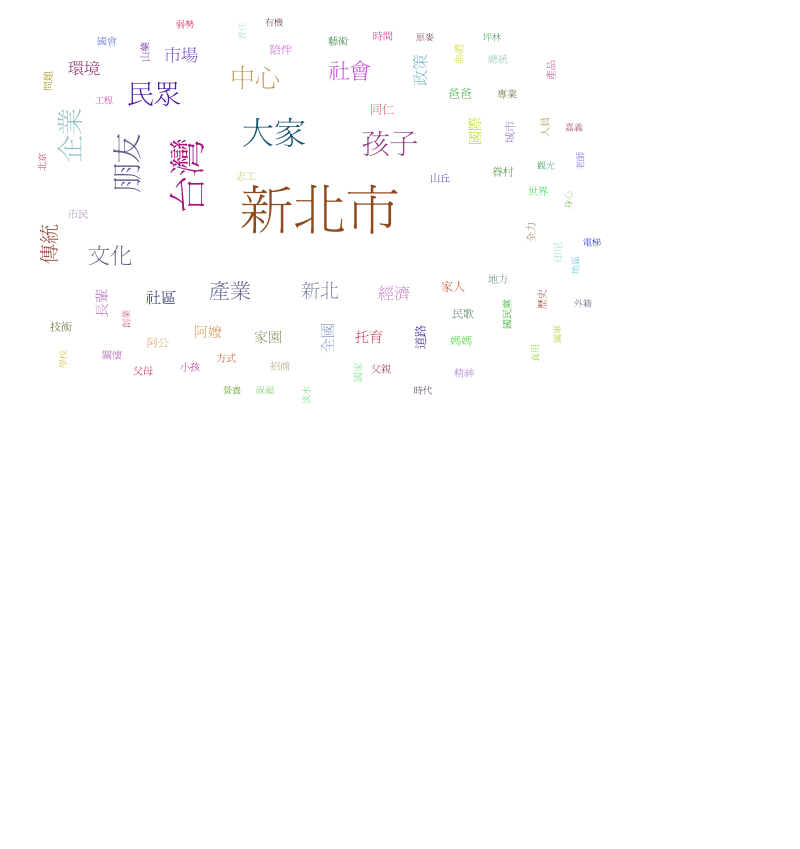
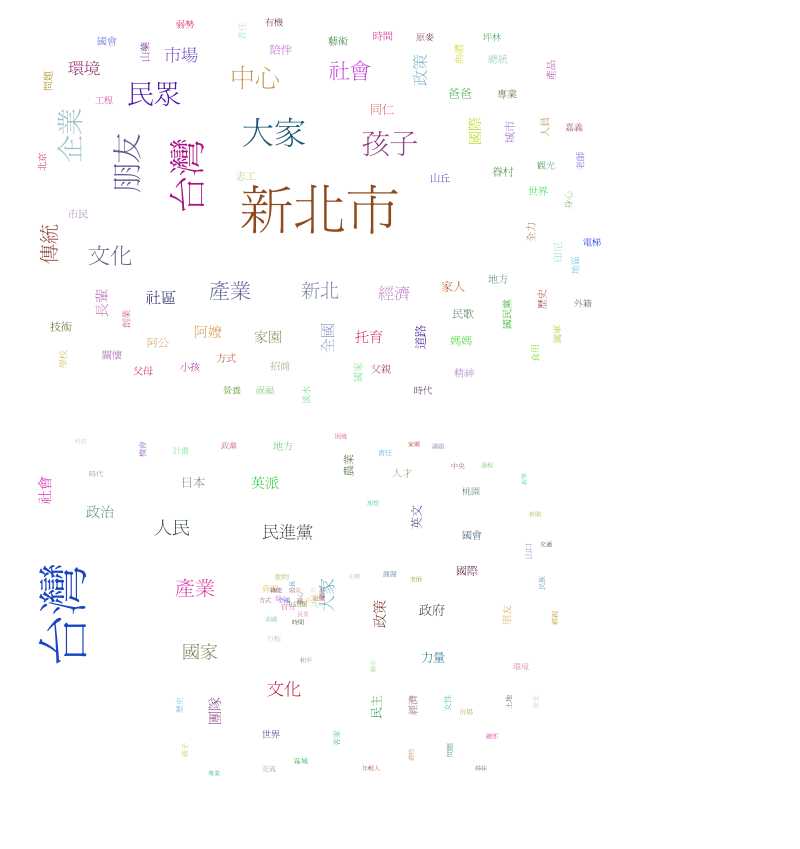
Before and after one commit to ywchiu/twmtm, a Jupyter notebook: 20151029Demo.ipynb, the cells around one changed output. Saved outputs shown, nothing was run; the diff lists cells and outputs as text; code cells hidden in the pictures; blank space fills up the shorter version.

```diff
--- a/20151029Demo.ipynb
+++ b/20151029Demo.ipynb
@@ -393,3 +393,11 @@ swd = []
 for term in sorted_terms[0:100]:
     if len(term[0]) >=2:
         swd.append((term[0],  term[1]))
+# %%
+from pytagcloud import create_tag_image, make_tags
+from IPython.display import Image
+tags = make_tags(swd, maxsize=50)
+create_tag_image(tags, 'wc.png', size=(600,400), fontname='SimHei')
+Image(filename='wc.png')
+# %% [output]
+[figure, added]
```
Also changed, not shown: 1 other file.
